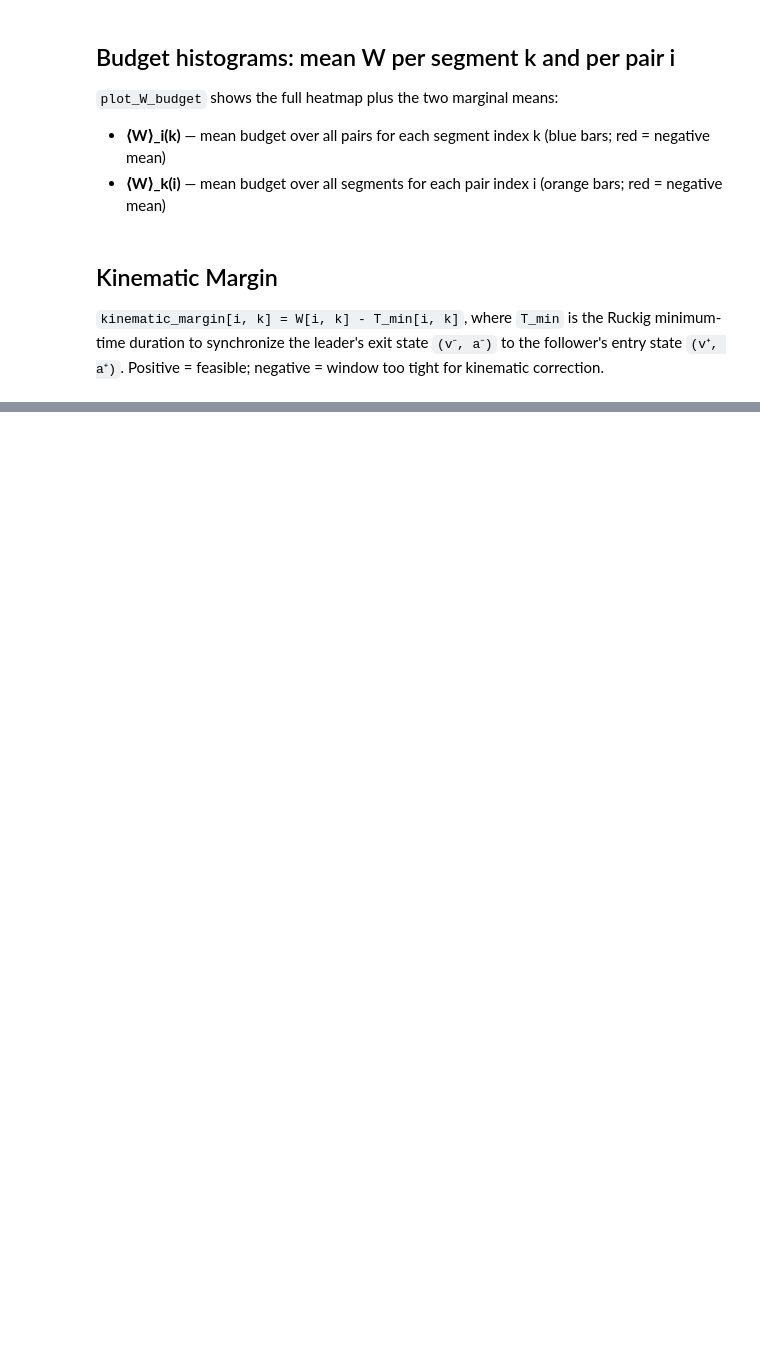
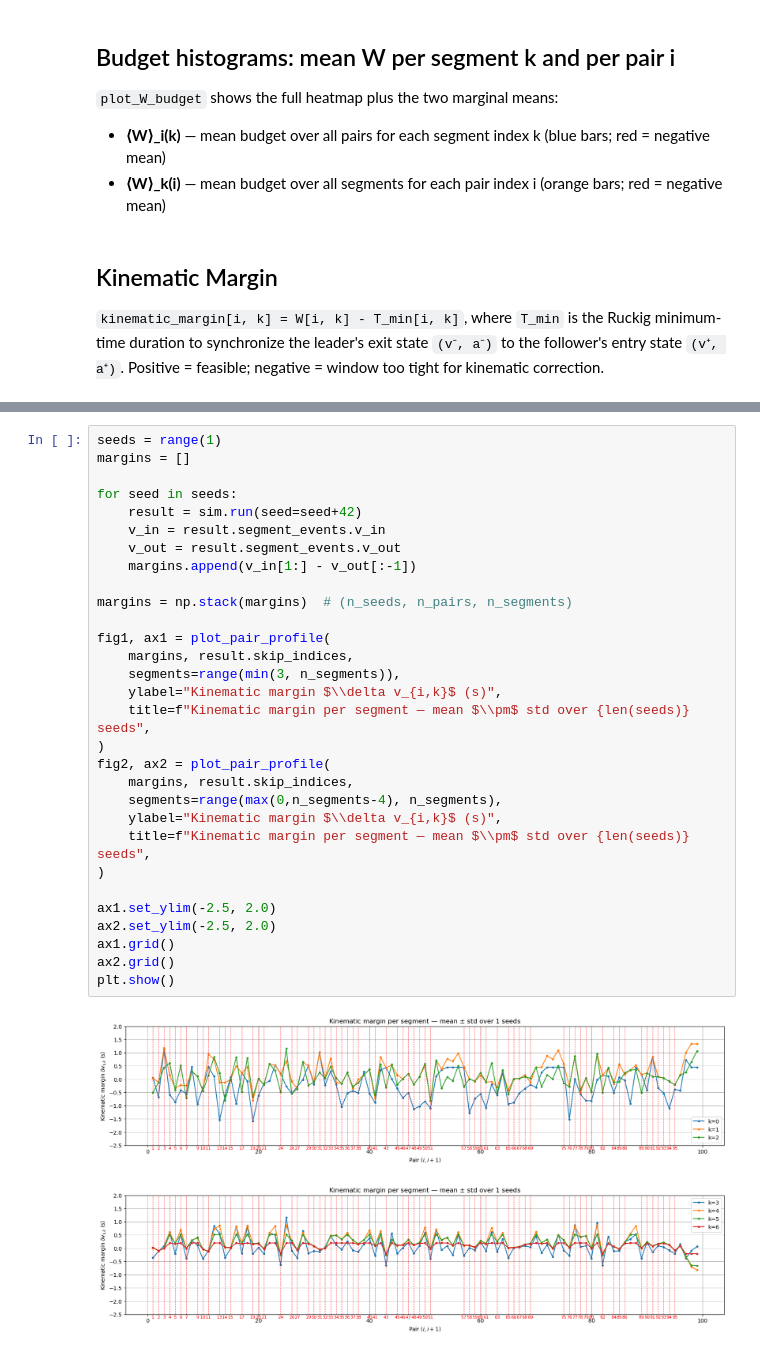
Before and after one commit to JvPost/Portfolio, a Jupyter notebook: ksb/notebooks/plot_segment_events.ipynb, the cells around one changed output, grey strips where cells are left out. Saved outputs shown, nothing was run; the diff lists cells and outputs as text; blank space fills up the shorter version.

```diff
--- a/ksb/notebooks/plot_segment_events.ipynb
+++ b/ksb/notebooks/plot_segment_events.ipynb
@@ -308,0 +234,33 @@ plt.show()
+# %%
+seeds = range(1)
+margins = []
+
+for seed in seeds:
+    result = sim.run(seed=seed+42)
+    v_in = result.segment_events.v_in
+    v_out = result.segment_events.v_out
+    margins.append(v_in[1:] - v_out[:-1])
+
+margins = np.stack(margins)  # (n_seeds, n_pairs, n_segments)
+
+fig1, ax1 = plot_pair_profile(
+    margins, result.skip_indices,
+    segments=range(min(3, n_segments)),
+    ylabel="Kinematic margin $\\delta v_{i,k}$ (s)",
+    title=f"Kinematic margin per segment — mean $\\pm$ std over {len(seeds)} seeds",
+)
+fig2, ax2 = plot_pair_profile(
+    margins, result.skip_indices,
+    segments=range(max(0,n_segments-4), n_segments),
+    ylabel="Kinematic margin $\\delta v_{i,k}$ (s)",
+    title=f"Kinematic margin per segment — mean $\\pm$ std over {len(seeds)} seeds",
+)
+
+ax1.set_ylim(-2.5, 2.0)
+ax2.set_ylim(-2.5, 2.0)
+ax1.grid()
+ax2.grid()
+plt.show()
+# %% [output]
+[figure, added]
+[figure, added]
```
Also changed, not shown: parts of 15 cells of this notebook, 19 other files.
